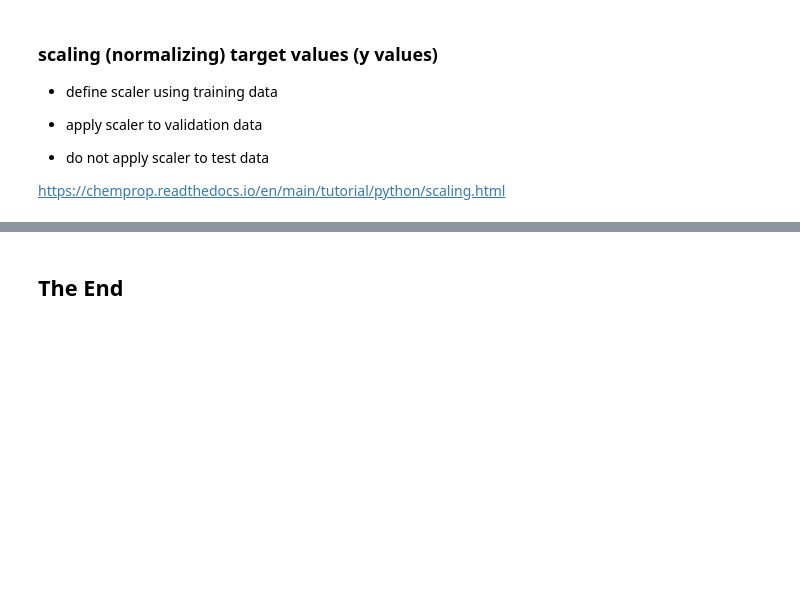
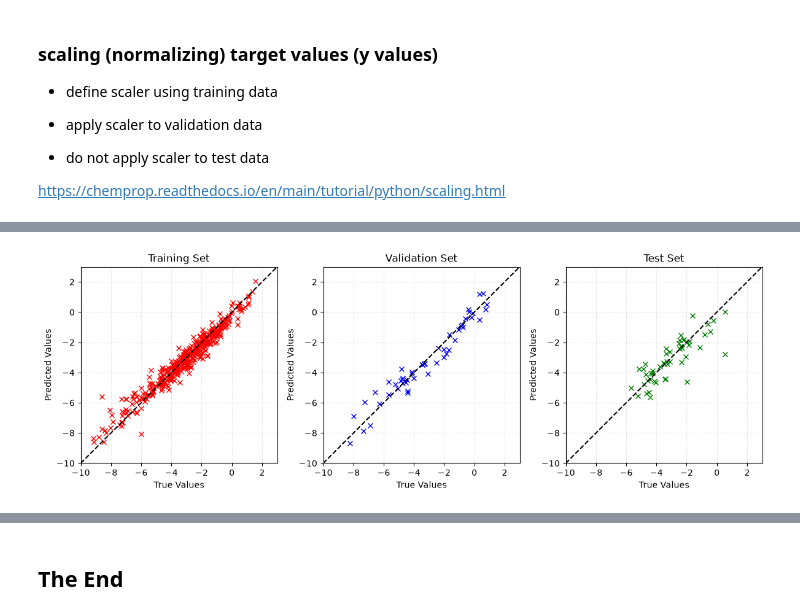
Before and after one commit to statisticalmechanics/mls, a Jupyter notebook: notebooks/chemprop.ipynb, the cells around one changed output, grey strips where cells are left out. Cells and saved outputs as stored; diff of their text form; code cells hidden in the pictures; blank space fills up the shorter version.

Commit message:
chemprop train

```diff
--- a/notebooks/chemprop.ipynb
+++ b/notebooks/chemprop.ipynb
@@ -285,0 +297,3 @@ test_loader = data.build_dataloader(test_dset, num_workers=num_workers, shuffle=
+# %%
+mpnn = models.MPNN(mp, agg, ffn, batch_norm, metric_list)
+mpnn
@@ -285,0 +349,2 @@ test_loader = data.build_dataloader(test_dset, num_workers=num_workers, shuffle=
+# %%
+trainer.fit(mpnn, train_loader, val_loader)
@@ -285,0 +401,5 @@ test_loader = data.build_dataloader(test_dset, num_workers=num_workers, shuffle=
+# %%
+# load a trained model from checkpoint file
+checkpoint_path= 'checkpoints/best-epoch=19-val_loss=0.08.ckpt'
+mpnn = models.MPNN.load_from_checkpoint(checkpoint_path)
+mpnn
@@ -285,0 +424,6 @@ test_loader = data.build_dataloader(test_dset, num_workers=num_workers, shuffle=
+# %%
+train_pred_loader = data.build_dataloader(train_dset, num_workers=num_workers,shuffle=False) # turn off shuffle to make comparison
+
+train_preds = trainer.predict(mpnn, train_pred_loader)
+val_preds = trainer.predict(mpnn, val_loader)
+test_preds = trainer.predict(mpnn, test_loader)
@@ -285,0 +442,40 @@ test_loader = data.build_dataloader(test_dset, num_workers=num_workers, shuffle=
+# %%
+fig, axes = plt.subplots(1, 3, figsize=(12, 4))
+
+# Training set
+y_train = np.concatenate([molpoint.y for molpoint in train_data[0][:]])
+pred_train = torch.cat(train_preds, dim=0).flatten().detach().cpu().numpy()
+
+axes[0].plot(y_train, pred_train, 'rx')
+axes[0].plot([-10, 3], [-10, 3], 'k--')
+axes[0].set_title('Training Set')
+
+# Validation set
+y_val = np.concatenate([molpoint.y for molpoint in val_data[0][:]])
+pred_val = torch.cat(val_preds, dim=0).flatten().detach().cpu().numpy()
+
+axes[1].plot(y_val, pred_val, 'bx')
+axes[1].plot([-10, 3], [-10, 3], 'k--')
+axes[1].set_title('Validation Set')
+
+# Test set
+y_test = test_dset.Y.reshape(-1)
+pred_test = torch.cat(test_preds, dim=0).flatten().detach().cpu().numpy()
+
+axes[2].plot(y_test, pred_test, 'gx')
+axes[2].plot([-10, 3], [-10, 3], 'k--')
+axes[2].set_title('Test Set')
+
+# Formatting
+for ax in axes:
+    ax.set_xlabel('True Values')
+    ax.set_ylabel('Predicted Values')
+    ax.set_xlim(-10, 3)
+    ax.set_ylim(-10, 3)
+    ax.set_aspect('equal', adjustable='box')
+    ax.grid(True, linestyle=':', alpha=0.5)
+
+plt.tight_layout()
+plt.show()
+# %% [output]
+[figure, added]
```
Also changed, not shown: parts of 23 cells of this notebook.
